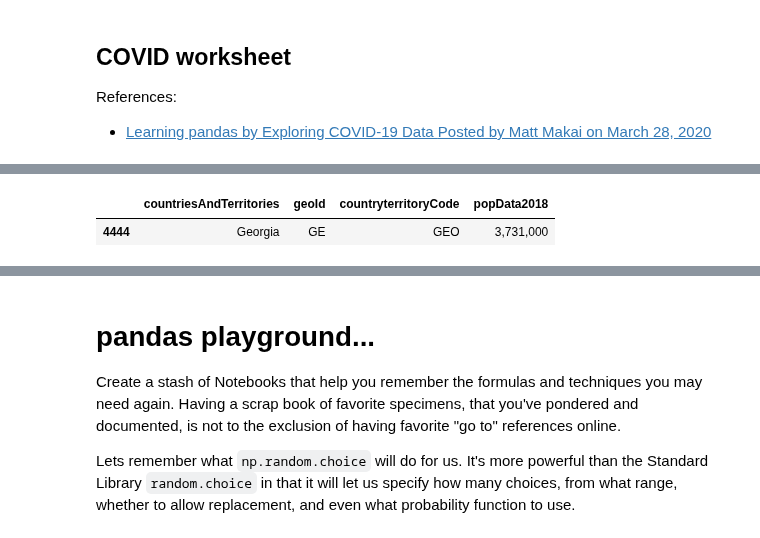
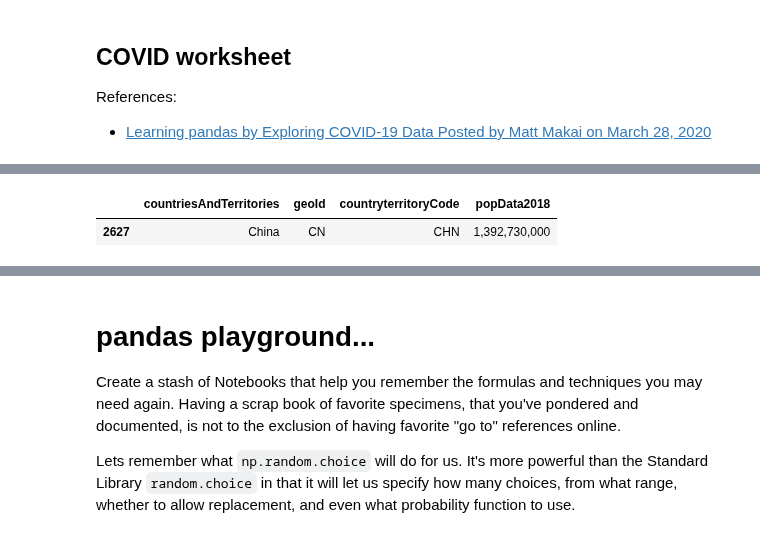
Before and after one commit to 4dsolutions/Curriculum_Development, a Jupyter notebook: IntroDS004.ipynb, the cells around one changed output, grey strips where cells are left out. Drawn from its saved outputs; the diff is of its cells as text; code cells hidden in the pictures.

```diff
--- a/IntroDS004.ipynb
+++ b/IntroDS004.ipynb
@@ -72,12 +63,12 @@ array(['Afghanistan', 'Albania', 'Algeria', 'Andorra', 'Angola',
 # %%
 places = df[["countriesAndTerritories", "geoId", "countryterritoryCode", "popData2018"]]
 places = places.drop_duplicates()
 places.popData2018 = places.popData2018.astype('float').apply(lambda x: "{:,.0f}".format(x))
-row = places.query("geoId == 'GE'")
+row = places.query("geoId == 'CN'")
 row
 # %% [output]
 |  | countriesAndTerritories | geoId | countryterritoryCode | popData2018 |
-| 4444 | Georgia | GE | GEO | 3,731,000 |
+| 2627 | China | CN | CHN | 1,392,730,000 |
 # %%
 places.set_index("geoId", inplace=True)
 # %%
```
Also changed, not shown: parts of 23 cells of this notebook, 4 other files.
